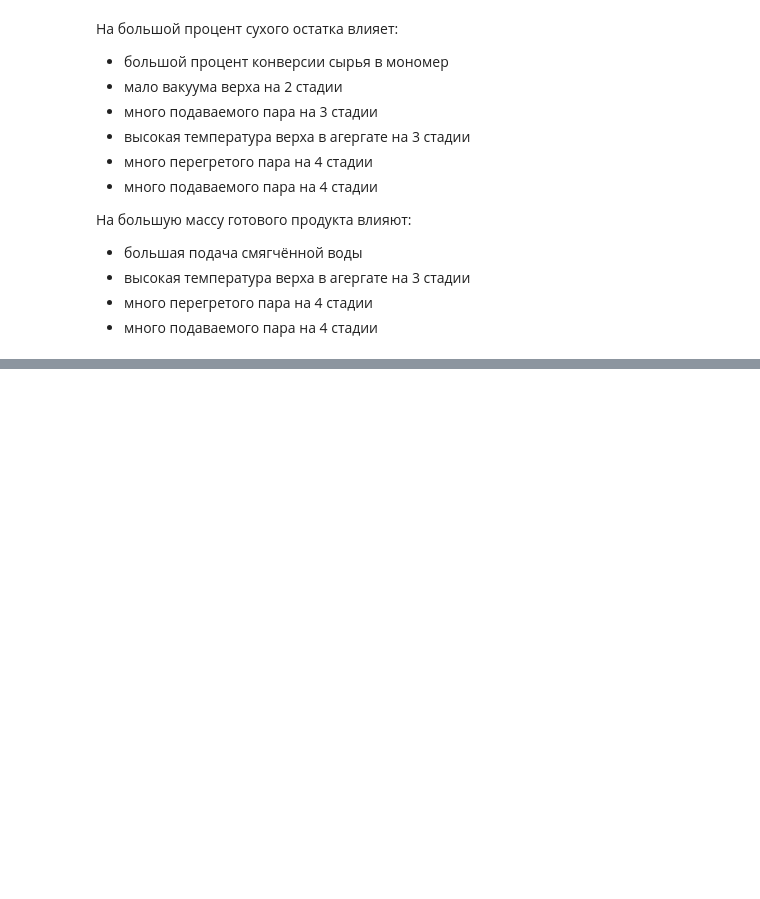
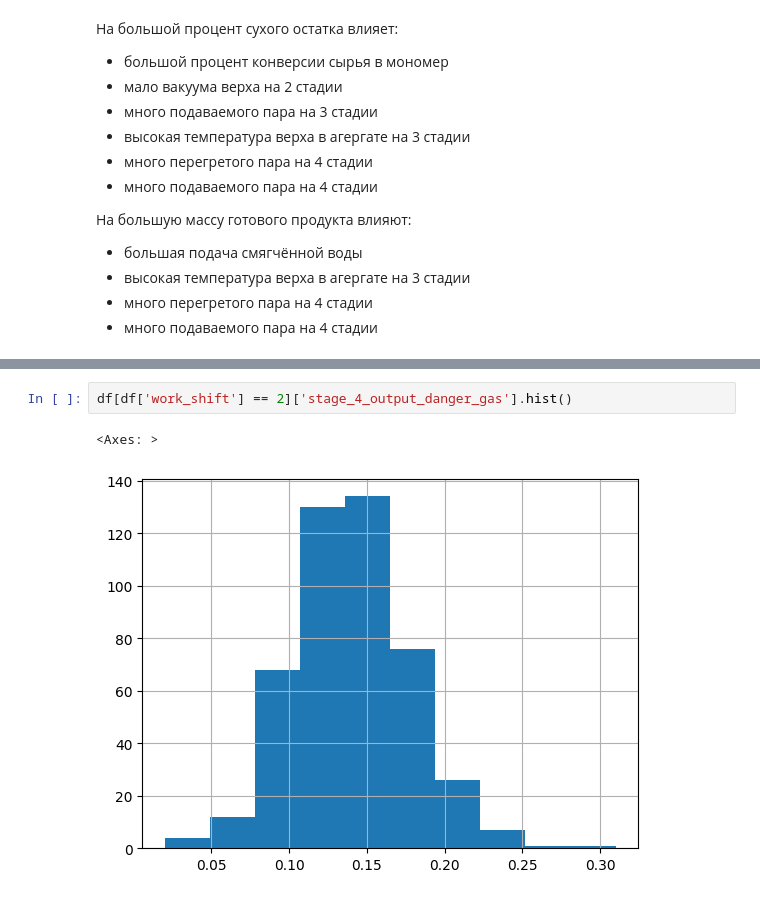
Before and after one commit to alinkalina/ad-ecology-project, a Jupyter notebook: project.ipynb, the cells around one changed output, grey strips where cells are left out. Saved outputs shown, nothing was run; the diff lists cells and outputs as text; blank space fills up the shorter version.

```diff
--- a/project.ipynb
+++ b/project.ipynb
@@ -185,0 +195,5 @@ plt.show()
+# %%
+df[df['work_shift'] == 2]['stage_4_output_danger_gas'].hist()
+# %% [output]
+<Axes: >
+[figure, added]
```
Also changed, not shown: parts of 22 cells of this notebook.
